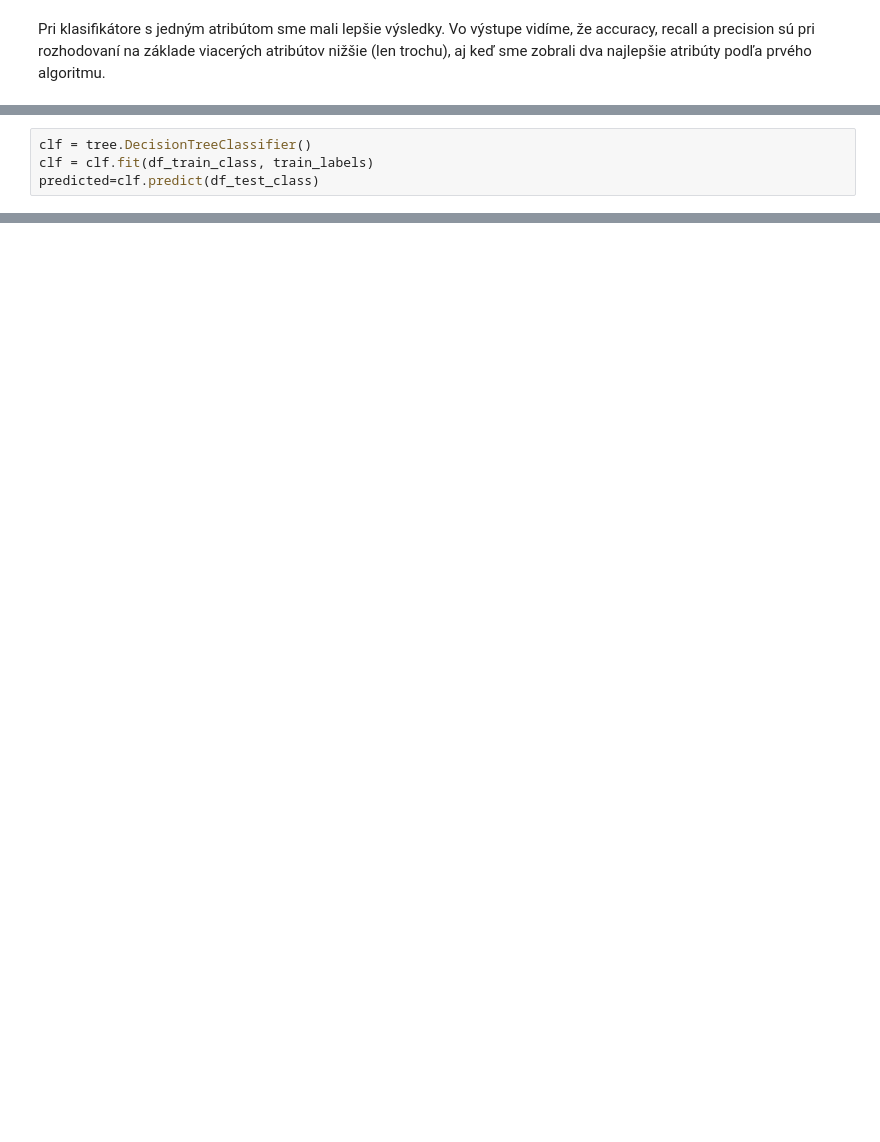
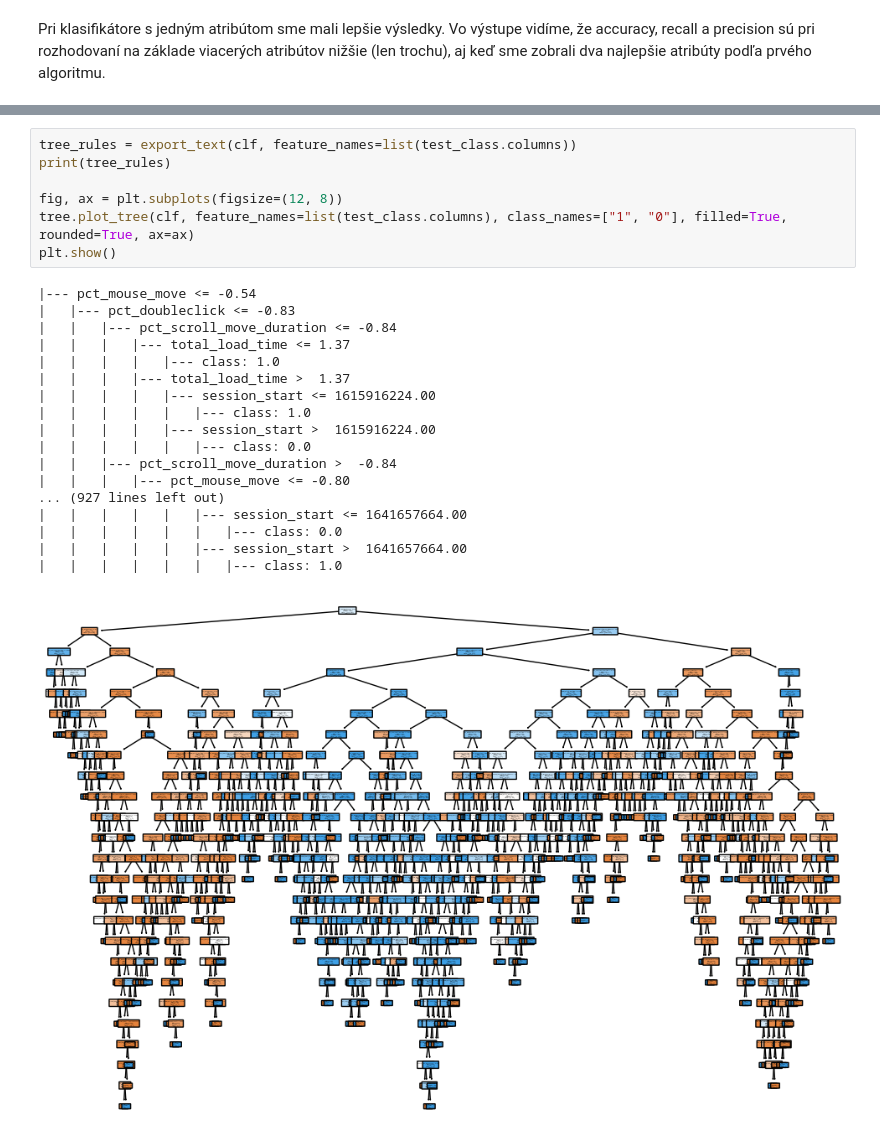
Before and after one commit to JakubGruber90/IAU_project, a Jupyter notebook: phase-3.ipynb, the cells around one changed output, grey strips where cells are left out. Cells and saved outputs as stored; diff of their text form; blank space fills up the shorter version.

```diff
--- a/phase-3.ipynb
+++ b/phase-3.ipynb
@@ -1572,4 +1583,0 @@ df_test_class = test_set.drop(columns, axis=1)
-# %%
-clf = tree.DecisionTreeClassifier()
-clf = clf.fit(df_train_class, train_labels)
-predicted=clf.predict(df_test_class)
@@ -1597,0 +1603,26 @@ NameError: name 'confusion_matrix' is not defined
+# %%
+tree_rules = export_text(clf, feature_names=list(test_class.columns))
+print(tree_rules)
+
+fig, ax = plt.subplots(figsize=(12, 8))
+tree.plot_tree(clf, feature_names=list(test_class.columns), class_names=["1", "0"], filled=True, rounded=True, ax=ax)
+plt.show()
+# %% [output]
+|--- pct_mouse_move <= -0.54
+|   |--- pct_doubleclick <= -0.83
+|   |   |--- pct_scroll_move_duration <= -0.84
+|   |   |   |--- total_load_time <= 1.37
+|   |   |   |   |--- class: 1.0
+|   |   |   |--- total_load_time >  1.37
+|   |   |   |   |--- session_start <= 1615916224.00
+|   |   |   |   |   |--- class: 1.0
+|   |   |   |   |--- session_start >  1615916224.00
+|   |   |   |   |   |--- class: 0.0
+|   |   |--- pct_scroll_move_duration >  -0.84
+|   |   |   |--- pct_mouse_move <= -0.80
+... (927 lines left out)
+|   |   |   |   |   |--- session_start <= 1641657664.00
+|   |   |   |   |   |   |--- class: 0.0
+|   |   |   |   |   |--- session_start >  1641657664.00
+|   |   |   |   |   |   |--- class: 1.0
+[figure, added]
```
Also changed, not shown: parts of 48 cells of this notebook.
